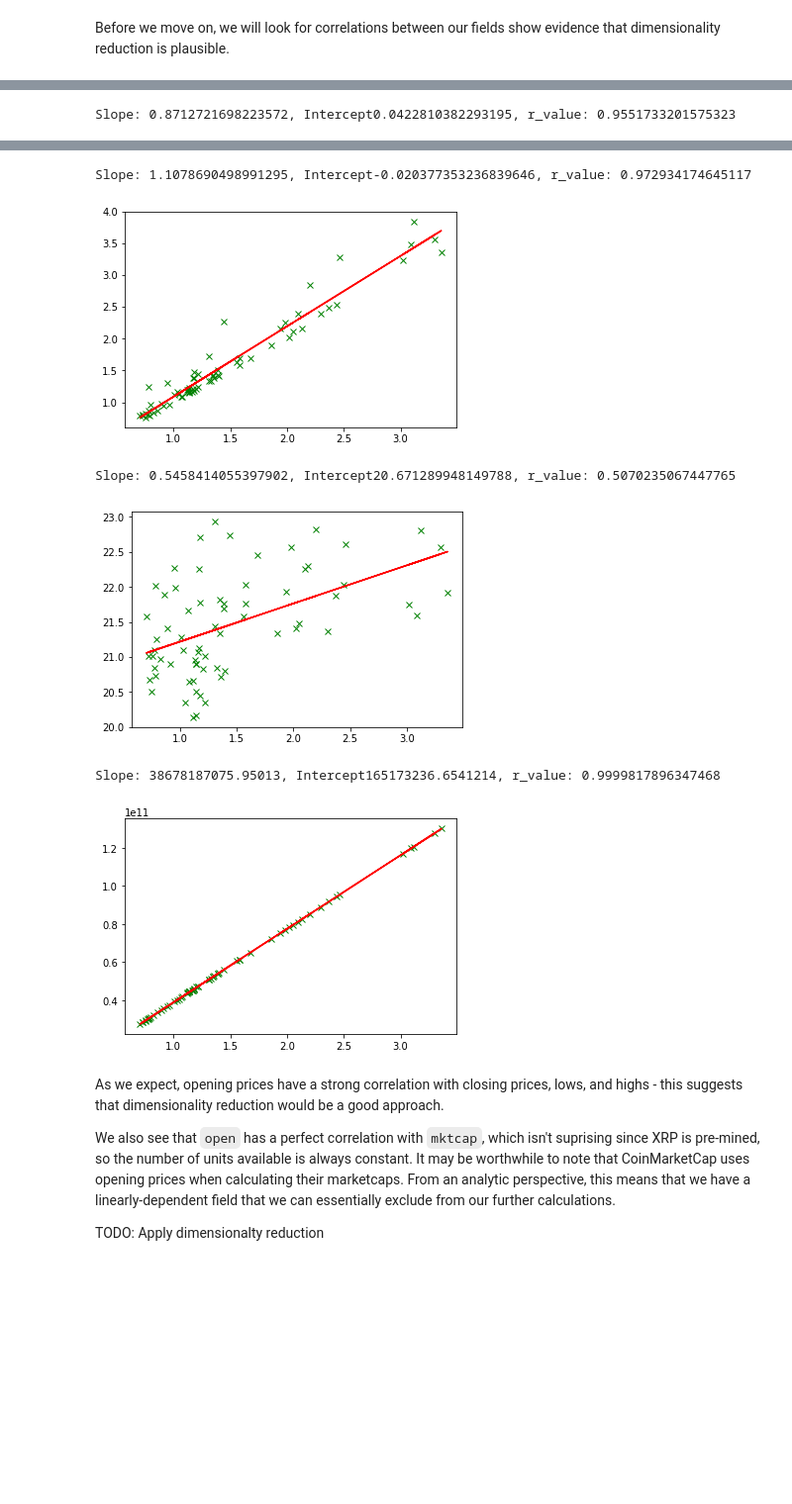
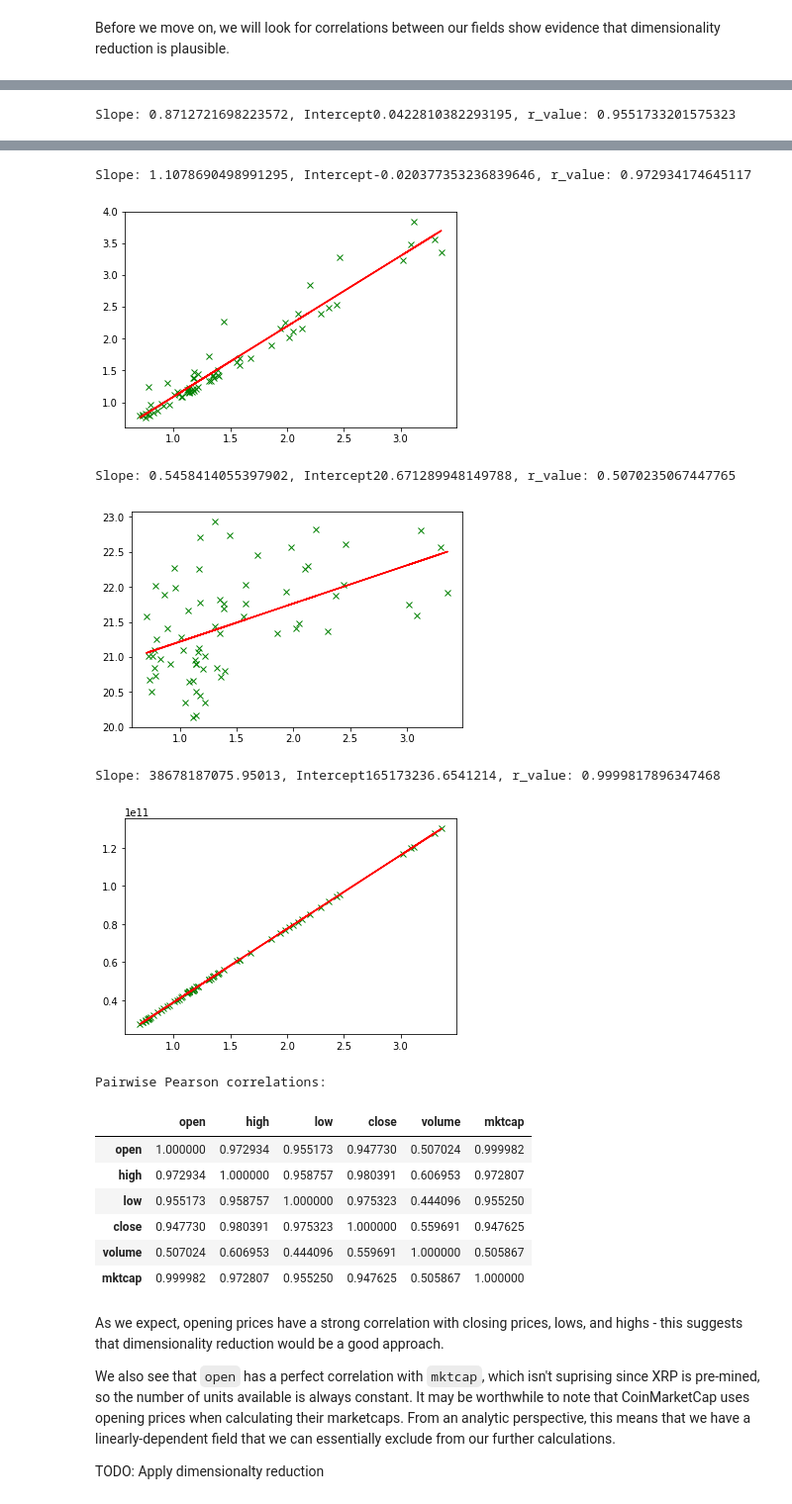
Before and after one commit to welsny/crypto-analysis, a Jupyter notebook: Strategies.ipynb, the cells around one changed output, grey strips where cells are left out. Shown at 99% size. Drawn from its saved outputs; the diff is of its cells as text; code cells hidden in the pictures; blank space fills up the shorter version.

```diff
--- a/Strategies.ipynb
+++ b/Strategies.ipynb
@@ -101,27 +100,38 @@ Before we move on, we will look for correlations between our fields show evidenc
 # %%
 def plot_corr(x, y):
     slope, intercept, r_value, p_value, std_err = stats.linregress(x, y)
     print(f'Slope: {slope}, Intercept{intercept}, r_value: {r_value}')
     plt.plot(x, y, "gx")
     plt.plot(x, intercept + slope*x, 'r')
     plt.show()
 
 plot_corr(df.open, df.close)
 plot_corr(df.open, df.low)
 plot_corr(df.open, df.high)
 plot_corr(df.open, df.volume)
 plot_corr(df.open, df.mktcap)
+
+print("Pairwise Pearson correlations:")
+df.corr()
 # %% [output]
 Slope: 0.9438466494369677, Intercept0.08489942028862285, r_value: 0.9477295397151337
 [figure]
 Slope: 0.8712721698223572, Intercept0.0422810382293195, r_value: 0.9551733201575323
 [figure]
 Slope: 1.1078690498991295, Intercept-0.020377353236839646, r_value: 0.972934174645117
 [figure]
 Slope: 0.5458414055397902, Intercept20.671289948149788, r_value: 0.5070235067447765
 [figure]
 Slope: 38678187075.95013, Intercept165173236.6541214, r_value: 0.9999817896347468
 [figure]
+Pairwise Pearson correlations:
+|  | open | high | low | close | volume | mktcap |
+| open | 1.000000 | 0.972934 | 0.955173 | 0.947730 | 0.507024 | 0.999982 |
+| high | 0.972934 | 1.000000 | 0.958757 | 0.980391 | 0.606953 | 0.972807 |
+| low | 0.955173 | 0.958757 | 1.000000 | 0.975323 | 0.444096 | 0.955250 |
+| close | 0.947730 | 0.980391 | 0.975323 | 1.000000 | 0.559691 | 0.947625 |
+| volume | 0.507024 | 0.606953 | 0.444096 | 0.559691 | 1.000000 | 0.505867 |
+| mktcap | 0.999982 | 0.972807 | 0.955250 | 0.947625 | 0.505867 | 1.000000 |
 # %% [markdown]
 As we expect, opening prices have a strong correlation with closing prices, lows, and highs - this suggests that dimensionality reduction would be a good approach.
 
```
Also changed, not shown: parts of 3 cells of this notebook.
